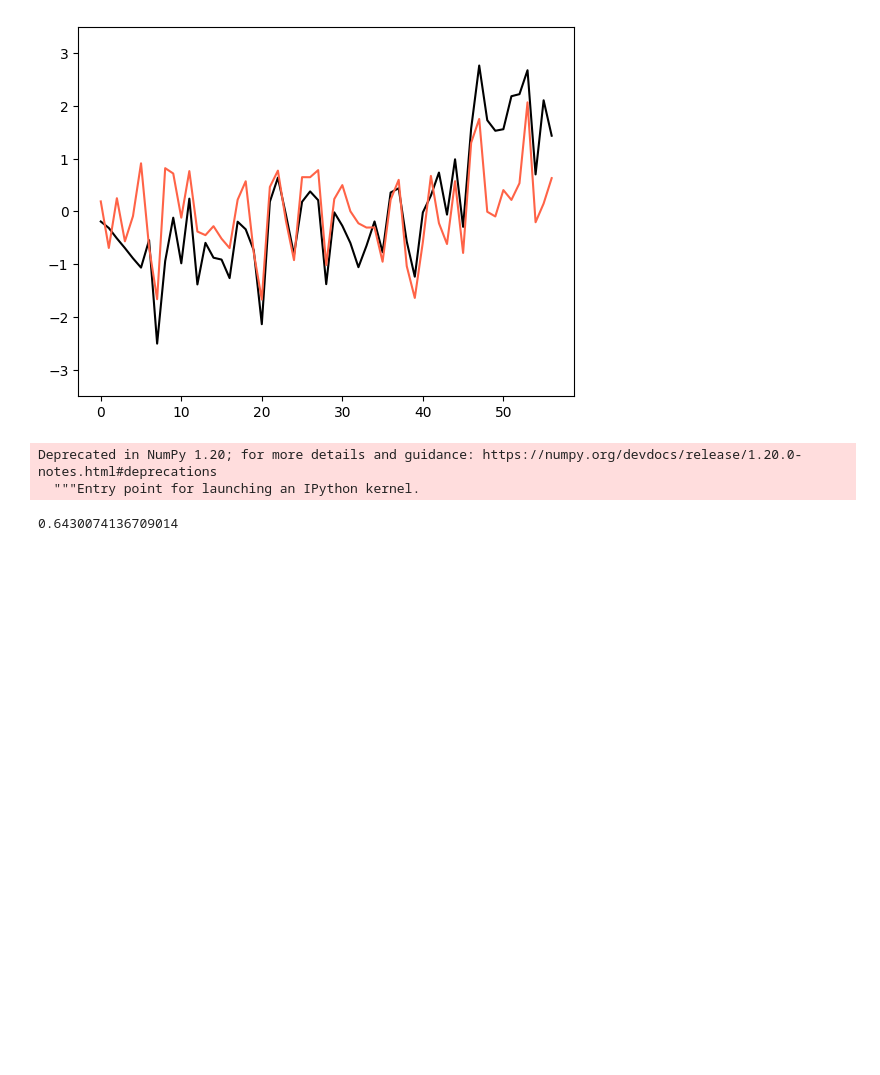
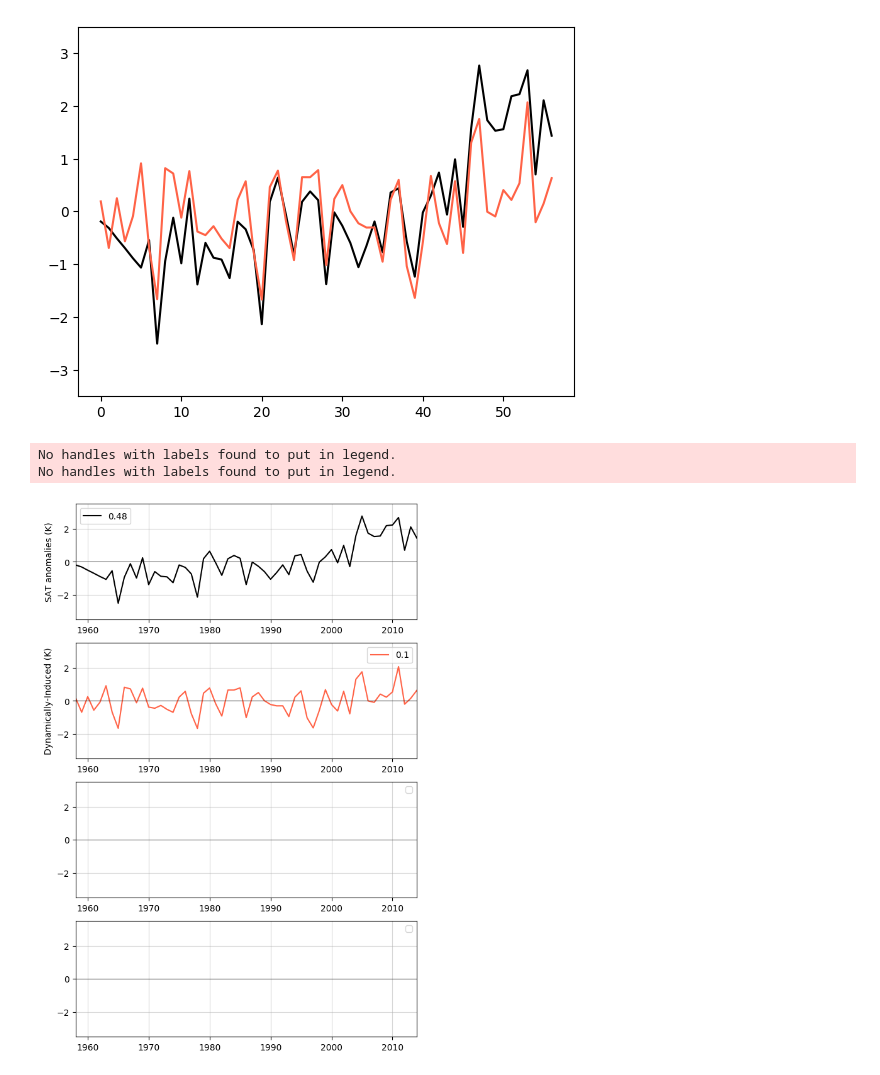
Before and after one commit to AodhanSweeney/ArcticAttribution, a Jupyter notebook: Yiling.ipynb, the cells around one changed output. Cells and saved outputs as stored; diff of their text form; code cells hidden in the pictures; blank space fills up the shorter version.

```diff
--- a/Yiling.ipynb
+++ b/Yiling.ipynb
@@ -164,7 +164,7 @@ t_areaavg=areaavg_lat(seasonavg(t,m1,m2,nyear),lat);del t
 ######## USER-DEFINED #######
 Center = True               ## Whether or not to center X,Y Data
 Scale =  True              ## Whether or not to scale X,Y Data
-npass = 3              ## define how many passes want to make
+npass = 7              ## define how many passes want to make
 X_var_list = ['SLP']        ## code was previously able to incorporate Geopotential Height, but currently set-up to work with SLP as predictor only
 latmin = 20     ## Projecting X onto the weighted CC by the cosine of latitude over north of 20Â°N to form a time series and then be standardized
 ols_or_sen = 'sen'          ## Use Sen's Slope or OLS when determining Slope of Qx1d Trends
@@ -290,13 +290,37 @@ print(stats.linregress(x=decades, y=t_rec))
 LinregressResult(slope=0.09816087975853592, intercept=-19.494750720045218, rvalue=0.21020132103662456, pvalue=0.11655081128842712, stderr=0.061561425695862065, intercept_stderr=12.226518638163805)
 Deprecated in NumPy 1.20; for more details and guidance: https://numpy.org/devdocs/release/1.20.0-notes.html#deprecations
 [figure]
-# %%
-t=ds['tas_mean'][(stryr1-1850)*12:(endyr-1849)*12]
-t_areaavg=areaavg_lat(seasonavg(t,m1,m2,nyear),lat);del t
-# %% [output]
-Deprecated in NumPy 1.20; for more details and guidance: https://numpy.org/devdocs/release/1.20.0-notes.html#deprecations
-  """Entry point for launching an IPython kernel.
-# %%
-np.nanmean(t_areaavg)
-# %% [output]
-0.6430074136709014
+# %%
+from sklearn.linear_model import LinearRegression
+
+decades = np.arange(195.8, 201.5, 0.1)
+fig, axs = plt.subplots(4,1, figsize=(7,11))
+################################################################
+tas_djf_trend = stats.linregress(x=decades, y=t_areaavg)[0]
+#tas_reg_trend = stats.linregress(x=decades, y=Regression_sum)[0]
+axs[0].plot(decades*10, t_areaavg, color='black', label=np.around(tas_djf_trend, 2))
+#axs[0].plot(decades*10, Regression_sum, color='tomato', label=np.around(tas_reg_trend, 2))
+axs[0].set_ylabel('SAT anomalies (K)')
+################################################################
+dynamical_trend = stats.linregress(x=decades, y=t_rec)[0]
+axs[1].plot(decades*10, t_rec, color='tomato', label=np.around(dynamical_trend, 2))
+axs[1].set_ylabel('Dynamically-Induced (K)')
+################################################################
+"""tas_sic_trend = stats.linregress(x=decades, y=tas_sic_induced)[0]
+axs[2].plot(decades*10, tas_sic_induced, color='tomato', label=np.around(tas_sic_trend, 2))
+axs[2].set_ylabel('Dynamically-Adjusted SIC (K)')
+################################################################
+tas_co2_trend = stats.linregress(x=decades, y=tas_co2_induced)[0]
+axs[3].plot(decades*10, tas_co2_induced, color='tomato', label=np.around(tas_co2_trend, 2))
+axs[3].set_ylabel('$CO_{2}$ (K)')
+axs[3].set_xlabel('Years')"""
+for x in range(4):
+    axs[x].plot(decades*10, np.zeros(len(t_areaavg)), color='black', linewidth=0.5)
+    axs[x].set_ylim(-3.5,3.5)
+    axs[x].set_xlim(1958,2014)
+    axs[x].legend()
+    axs[x].grid(alpha=0.5)
+# %% [output]
+No handles with labels found to put in legend.
+No handles with labels found to put in legend.
+[figure, added]
```
Also changed, not shown: 6 other files.
